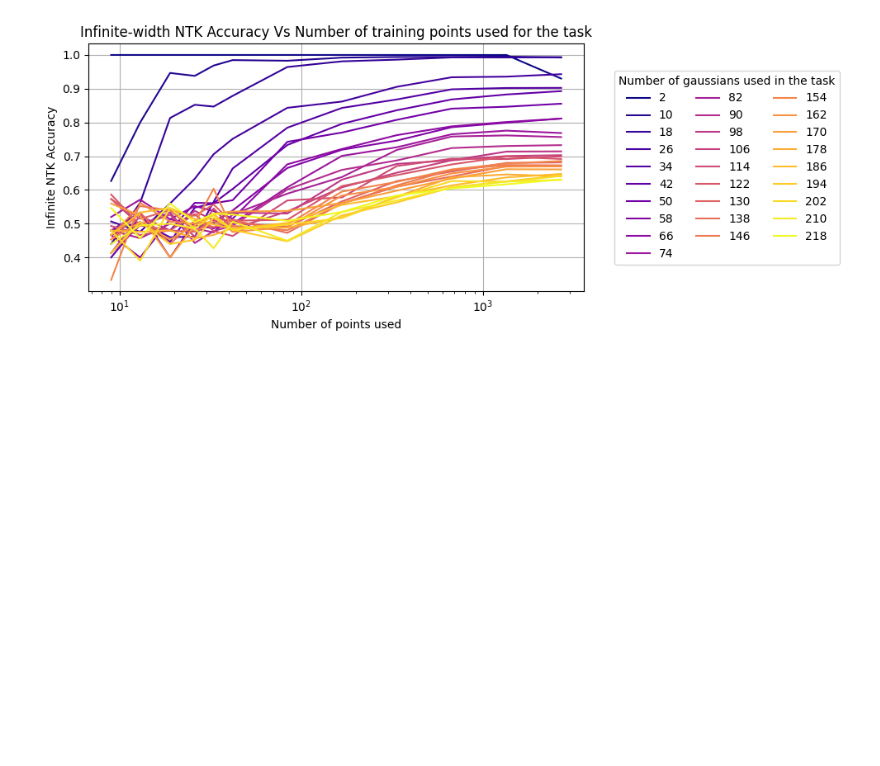
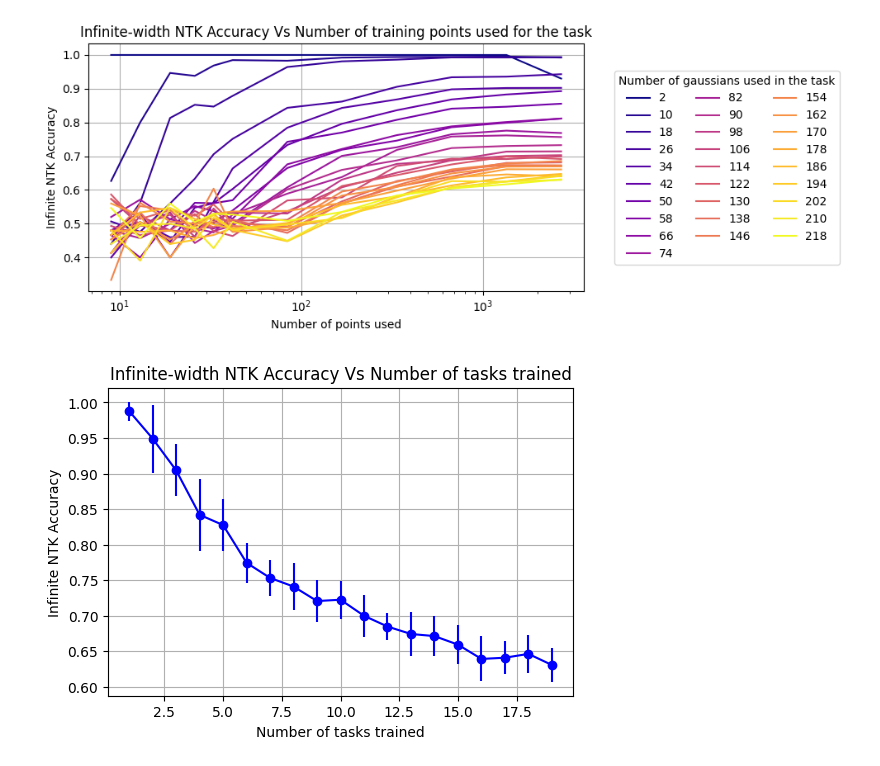
Before and after one commit to burnhamdr/neural-tangents, a Jupyter notebook: notebooks/new_paper/multitask_infinite_ntk.ipynb, the cells around one changed output. Drawn from its saved outputs; the diff is of its cells as text; code cells hidden in the pictures; blank space fills up the shorter version.

Commit message:
Updated multitask notebook with analysis of how number of training points used affects the curve of accuracy vs num of tasks

```diff
--- a/notebooks/new_paper/multitask_infinite_ntk.ipynb
+++ b/notebooks/new_paper/multitask_infinite_ntk.ipynb
@@ -643,0 +751,11 @@ plt.show()
+# %%
+plt.figure(figsize=(6,4))
+plt.errorbar(possible_num_tasks, accs, yerr=accs_std, marker='o',
+             color='blue')
+plt.xlabel('Number of tasks trained')
+plt.ylabel('Infinite NTK Accuracy')
+plt.title('Infinite-width NTK Accuracy Vs Number of tasks trained')
+plt.grid(True)
+plt.show()
+# %% [output]
+[figure, added]
```
Also changed, not shown: parts of 4 cells of this notebook.
